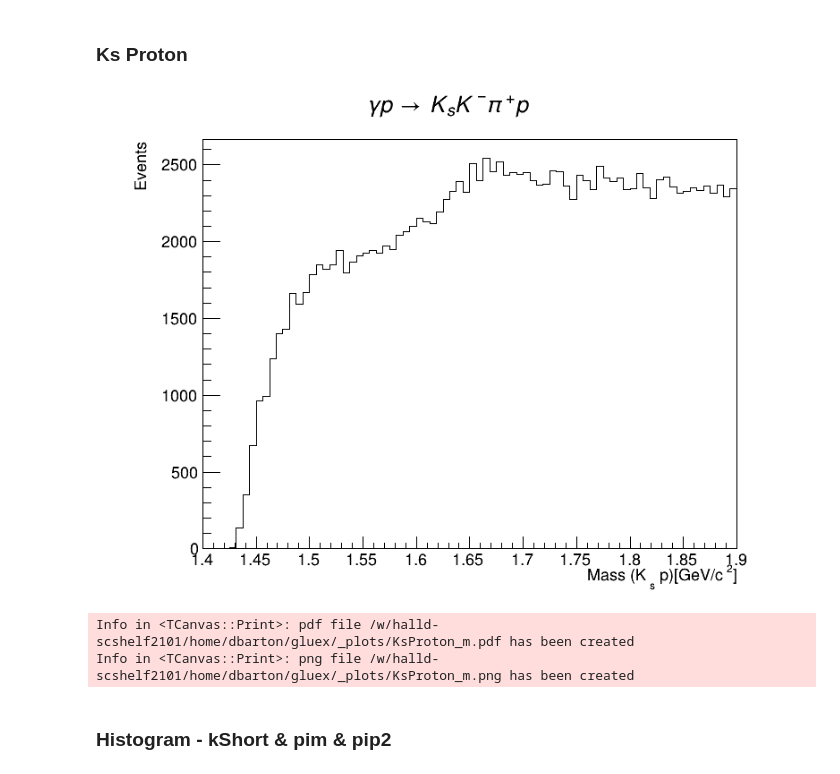
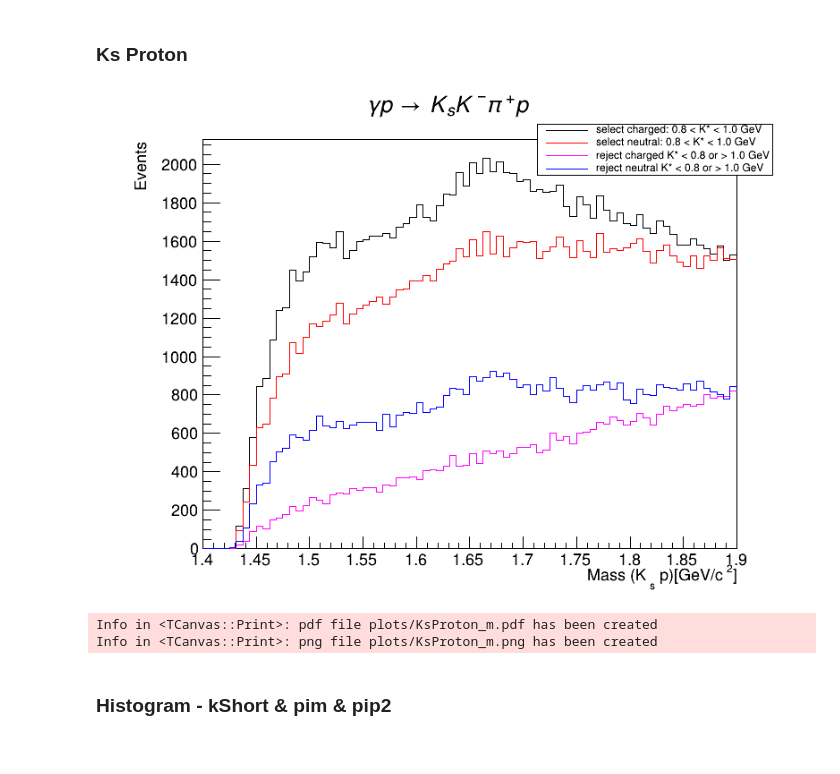
Before and after one commit to dancbart/gluex, a Jupyter notebook: KKpi/KKpi_analysis.ipynb, the cells around one changed output. Drawn from its saved outputs; the diff is of its cells as text; code cells hidden in the pictures.

```diff
--- a/KKpi/KKpi_analysis.ipynb
+++ b/KKpi/KKpi_analysis.ipynb
@@ -30,7 +32,7 @@ Welcome to JupyROOT 6.28/06
 # %% [markdown]
 ### Big file
 # %%
-fileName = '/w/halld-scshelf2101/home/dbarton/gluex/analysis_KKpi/KKpi_flat_bestX2_2017.root'
+fileName = '/w/halld-scshelf2101/home/dbarton/gluex/KKpi/KKpi_flat_bestX2_2017.root'
 treeName = 'pipkmks__B4_M16'
 # %% [markdown]
 ### Branches
@@ -147,10 +149,10 @@ Number of lines in dataframe: 5,834,554
 pathlength_sig = 'pathlength_sig > 5' # pathlength significance cut
 reject_delta = 'delta_m > 1.4' # delta++ cut
 reject_lambda = 'lambda_m > 1.9' # lambda cut
-keep_kstar_plus = 'kspip1_m >= 0.8 && kspip1_m <= 1.0' # "charged" K*(KsPi+)
-keep_kstar_zero = 'kmpip1_m >= 0.8 && kmpip1_m <= 1.0' # "neutral" K*(K-Pi+)
+select_kstar_plus = 'kspip1_m >= 0.8 && kspip1_m <= 1.0' # "charged" K*(KsPi+)
+select_kstar_neutral = 'kmpip1_m >= 0.8 && kmpip1_m <= 1.0' # "neutral" K*(K-Pi+)
 reject_kstar_plus = 'kspip1_m <= 0.8 || kspip1_m >= 1.0' # Reject "charged" K*(KsPi+)
-reject_kstar_zero = 'kmpip1_m <= 0.8 || kmpip1_m >= 1.0' # Reject "neutral" K*(K-Pi+)
+reject_kstar_neutral = 'kmpip1_m <= 0.8 || kmpip1_m >= 1.0' # Reject "neutral" K*(K-Pi+)
 select_kShort = 'ks_m >= 0.49 && ks_m <= 0.51' # Select kShort
 reject_kShort = 'ks_m <= 0.45 || ks_m >= 0.55' # Reject kShort
 select_KKpi = 'KKpi_m >= 1.0 && KKpi_m <= 1.8' # Select KKpi
@@ -187,41 +186,76 @@ Info in <TCanvas::Print>: png file ../_plots/_TESThistogram.png has been created
 # %%
 from IPython.display import Image, display
 latex = ROOT.TLatex()
 
 plotTitle = '\gamma p \\rightarrow K_{s} K^{-} \pi^{+} p'
 axisLabel = 'Mass (K_{s} p)'
 
 def plot_hist(df):
 
     canvas = ROOT.TCanvas('c', 'c', 800, 600)
+    # split canvas into two pads
+    canvas.Divide(1, 1)
     canvas.SetLeftMargin(0.15)
-    dfFiltered = df.Filter(select_kShort).Filter(select_proton).Filter(reject_delta).Filter(reject_lambda) \
+
+    dfFiltered = df.Filter(select_kShort).Filter(select_proton).Filter(reject_delta).Filter(reject_lambda).Filter(reject_kstar_plus)
+    dfFiltered2 = df.Filter(select_kShort).Filter(select_proton).Filter(reject_delta).Filter(reject_lambda).Filter(reject_kstar_neutral)
+    dfFiltered3 = df.Filter(select_kShort).Filter(select_proton).Filter(reject_delta).Filter(reject_lambda).Filter(select_kstar_plus)
+    dfFiltered4 = df.Filter(select_kShort).Filter(select_proton).Filter(reject_delta).Filter(reject_lambda).Filter(select_kstar_neutral)
 
     h1 = dfFiltered.Histo1D(('KsProt_m', 'KsProt_m', 80, 1.4, 1.9), 'KsProt_m')
-    h1.SetTitle("")
     h1.SetTitle(plotTitle)
     h1.SetStats(False)
     h1.SetLineColor(ROOT.kBlack)
     h1.GetXaxis().SetTitle(axisLabel + '[GeV/c^{2}]')
     h1.GetYaxis().SetTitle('Events')
     h1.Draw('hist')
 
-    # legend1 = ROOT.TLegend(0.65, 0.750, 0.90, 0.90) # x_left, y_bottom, x_right, y_top
-    # legend1.AddEntry(h1, 'M(Ks p)', 'l')
-    # legend1.Draw('same')
 
-    img_path = '/w/halld-scshelf2101/home/dbarton/gluex/_plots/KsProton_m'
+    h2 = dfFiltered2.Histo1D(('KsProt_m', 'KsProt_m', 80, 1.4, 1.9), 'KsProt_m')
+    h2.SetStats(False)
+    h2.SetTitle(plotTitle)
+    h2.SetLineColor(ROOT.kRed)
+    h2.GetXaxis().SetTitle(axisLabel + '[GeV/c^{2}]')
+    h2.GetYaxis().SetTitle('Events')
+    h2.Draw('same')
+
+    h3 = dfFiltered3.Histo1D(('KsProt_m', 'KsProt_m', 80, 1.4, 1.9), 'KsProt_m')
+    h3.SetStats(False)
+    h3.SetTitle(plotTitle)
+    h3.SetLineColor(ROOT.kMagenta)
+    h3.GetXaxis().SetTitle(axisLabel + '[GeV/c^{2}]')
+    h3.GetYaxis().SetTitle('Events')
+    h3.Draw('same')
+
+    h4 = dfFiltered4.Histo1D(('KsProt_m', 'KsProt_m', 80, 1.4, 1.9), 'KsProt_m')
+    h4.SetStats(False)
+    h4.SetTitle(plotTitle)
+    h4.SetLineColor(ROOT.kBlue)
+    h4.GetXaxis().SetTitle(axisLabel + '[GeV/c^{2}]')
+    h4.GetYaxis().SetTitle('Events')
+    h4.Draw('same')
+
+    legend1 = ROOT.TLegend(0.62, 0.83, 0.95, 0.93) # x_left, y_bottom, x_right, y_top
+    legend1.AddEntry(h1.GetValue(), 'select charged: 0.8 < K* < 1.0 GeV', 'l')
+    legend1.AddEntry(h2.GetValue(), 'select neutral: 0.8 < K* < 1.0 GeV', 'l')
+    legend1.AddEntry(h3.GetValue(), 'reject charged K* < 0.8 or > 1.0 GeV', 'l')
+    legend1.AddEntry(h4.GetValue(), 'reject neutral K* < 0.8 or > 1.0 GeV', 'l')
+    # legend1.SetTextFont(2)
+    legend1.SetTextSize(0.022)
+    legend1.Draw('same')
+
+    img_path = 'plots/KsProton_m'
     canvas.SaveAs(img_path + '.pdf')
     canvas.SaveAs(img_path + '.png')
     canvas.Close()
     display(Image(filename=img_path + '.png'))
     os.remove(img_path + '.png')
 
 plot_hist(dfKKpi)
 # %% [output]
-[figure, old version]
+[figure, new version]
-Info in <TCanvas::Print>: pdf file /w/halld-scshelf2101/home/dbarton/gluex/_plots/KsProton_m.pdf has been created
-Info in <TCanvas::Print>: png file /w/halld-scshelf2101/home/dbarton/gluex/_plots/KsProton_m.png has been created
+Info in <TCanvas::Print>: pdf file plots/KsProton_m.pdf has been created
+Info in <TCanvas::Print>: png file plots/KsProton_m.png has been created
 # %% [markdown]
 ### Histogram - kShort & pim & pip2
 # %%
```
Also changed, not shown: parts of 2 cells of this notebook, 21 other files.
